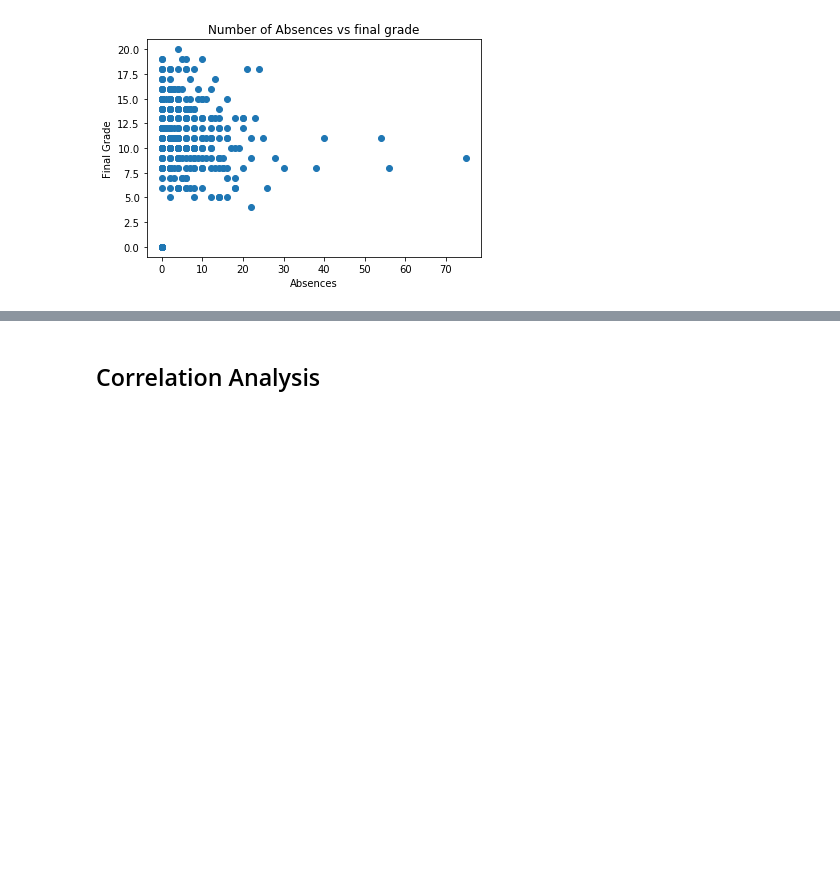
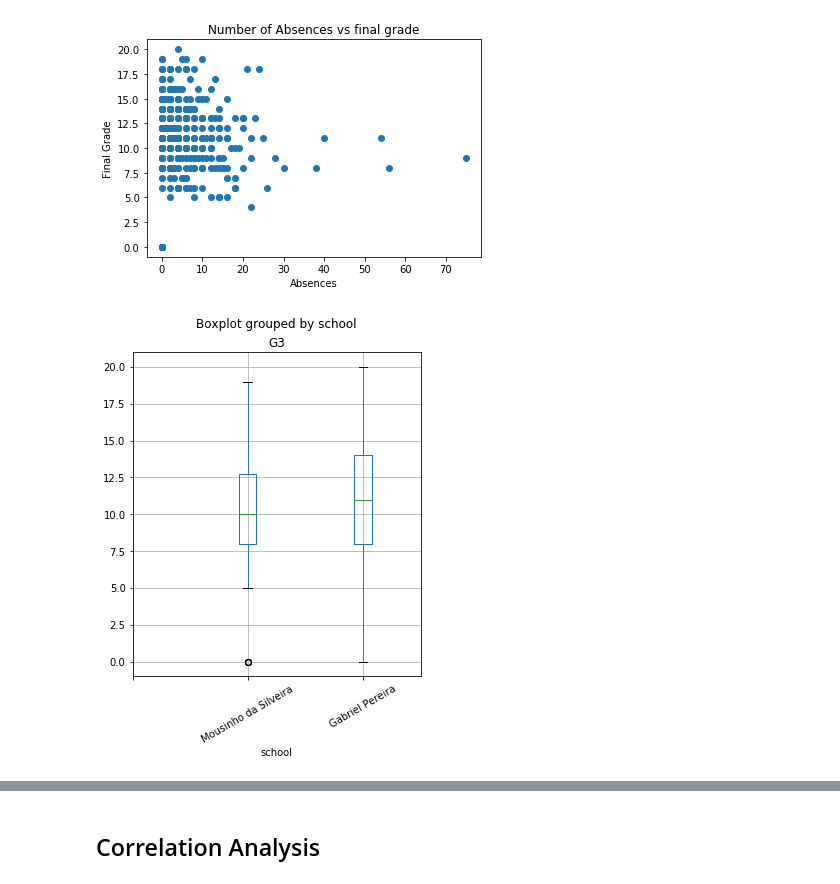
Before and after one commit to Ng-ethe/LearningAnalytics-EducationalDataMining, a Jupyter notebook: LearningAnalytics.ipynb, the cells around one changed output, grey strips where cells are left out. Drawn from its saved outputs; the diff is of its cells as text; code cells hidden in the pictures; blank space fills up the shorter version.

Commit message:
Added correlation heatmap, box plots for categorical variables, encoded nominal values through replacing

```diff
--- a/LearningAnalytics.ipynb
+++ b/LearningAnalytics.ipynb
@@ -144,6 +136,10 @@ student_mat_df.describe()
 # %%
 # encoding the string variables
+# some models are unable to deal with string values or do not perform well with them
+# Hence the string values require encoding
 
+# Binary values are encoded to a 1 or 0, e.g, Yes/No, Male/Female
+student_mat_df["school"] = np.where(student_mat_df["school"].str.contains("GP", "MS"),1, 0)
 student_mat_df["sex"] = np.where(student_mat_df["sex"].str.contains("M", "F"), 1, 0)
 student_mat_df["address"] = np.where(student_mat_df["address"].str.contains("U", "R"), 1, 0)
 student_mat_df["famsize"] = np.where(student_mat_df["famsize"].str.contains("LE3", "GT"), 1, 0)
@@ -158,0 +163,21 @@ student_mat_df["romantic"] = np.where(student_mat_df["romantic"].str.contains("y
+# %%
+# Here, dictionary has been used to replace the string values
+# as a form of encoding the categorical data
+
+labels = student_mat_df['Mjob'].astype('category').cat.categories.tolist()
+replace_map_comp = {'Mjob' : {k: v for k,v in zip(labels,list(range(1,len(labels)+1)))}}
+student_mat_df.replace(replace_map_comp, inplace=True)
+
+labels = student_mat_df['Fjob'].astype('category').cat.categories.tolist()
+replace_map_comp = {'Fjob' : {k: v for k,v in zip(labels,list(range(1,len(labels)+1)))}}
+student_mat_df.replace(replace_map_comp, inplace=True)
+
+labels = student_mat_df['guardian'].astype('category').cat.categories.tolist()
+replace_map_comp = {'guardian' : {k: v for k,v in zip(labels,list(range(1,len(labels)+1)))}}
+student_mat_df.replace(replace_map_comp, inplace=True)
+
+labels = student_mat_df['reason'].astype('category').cat.categories.tolist()
+replace_map_comp = {'reason' : {k: v for k,v in zip(labels,list(range(1,len(labels)+1)))}}
+student_mat_df.replace(replace_map_comp, inplace=True)
+
+student_mat_df.head()
@@ -314,3 +381,10 @@ plt.ylabel("Final Grade")
 plt.show()
 # %% [output]
 [figure]
+# %%
+student_mat_df.boxplot('G3','school',rot = 30,figsize=(5,6))
+plt.xticks(np.arange(3), ('', 'Mousinho da Silveira', 'Gabriel Pereira'))
+
+plt.show()
+# %% [output]
+[figure, added]
```
Also changed, not shown: parts of 45 cells of this notebook.
